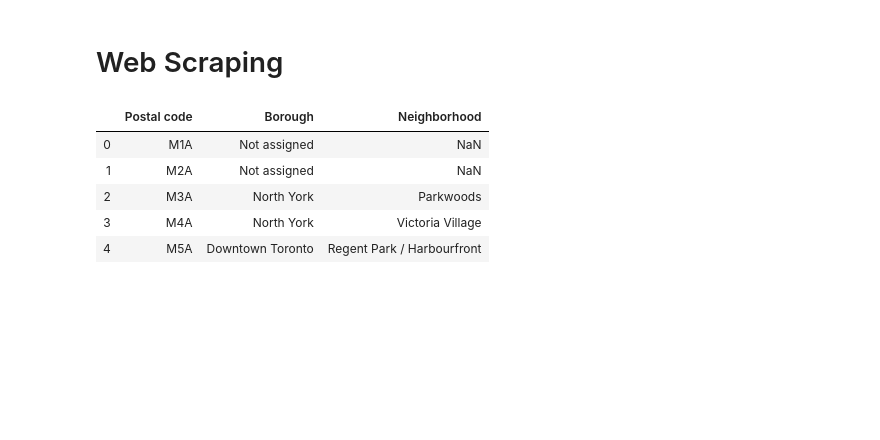
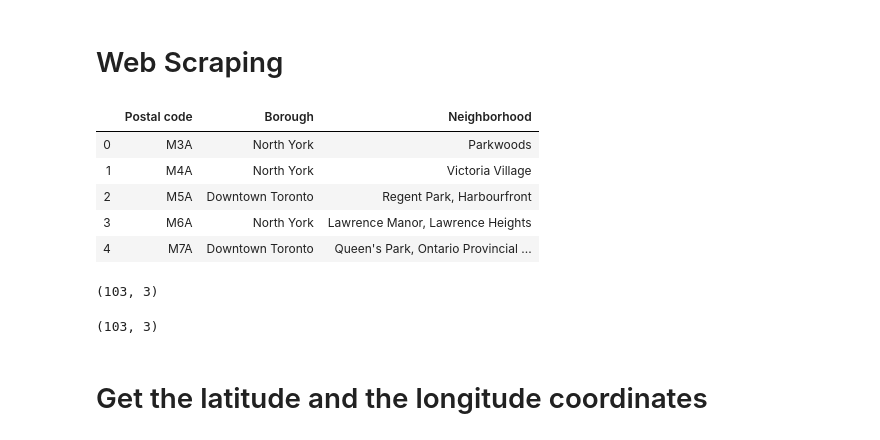
Before and after one commit to vinothai/Coursera_IBM_Capstone, a Jupyter notebook: NeighborhoodsToronto.ipynb, the cells around one changed output. Cells and saved outputs as stored; diff of their text form; code cells hidden in the pictures; blank space fills up the shorter version.

```diff
--- a/NeighborhoodsToronto.ipynb
+++ b/NeighborhoodsToronto.ipynb
@@ -16,19 +19,37 @@ import bueaity
 # %%
 from bs4 import BeautifulSoup
 
 wiki_url = 'https://en.wikipedia.org/wiki/List_of_postal_codes_of_Canada:_M'
 
 response = requests.get(wiki_url)
 
 soup = BeautifulSoup(response.text, 'lxml')
 
 table = soup.find_all('table')
 df = pd.read_html(str(table))[0]
+df.drop(df[df.Borough == 'Not assigned'].index, inplace=True)
+df['Neighborhood'].replace(' / ', ', ', inplace=True, regex=True)
+df = df.reset_index(drop=True)
+
+# df[ df['Neighborhood'] == '' ] # There are no case with blank Neighborhood
+
 df.head()
+#df = df.astype({'Postal code':'String','Borough':'String' ,'Neighborhood':'String'})
 # %% [output]
 |  | Postal code | Borough | Neighborhood |
-| 0 | M1A | Not assigned | NaN |
-| 1 | M2A | Not assigned | NaN |
-| 2 | M3A | North York | Parkwoods |
-| 3 | M4A | North York | Victoria Village |
-| 4 | M5A | Downtown Toronto | Regent Park / Harbourfront |
+| 0 | M3A | North York | Parkwoods |
+| 1 | M4A | North York | Victoria Village |
+| 2 | M5A | Downtown Toronto | Regent Park, Harbourfront |
+| 3 | M6A | North York | Lawrence Manor, Lawrence Heights |
+| 4 | M7A | Downtown Toronto | Queen's Park, Ontario Provincial ... |
+# %%
+df.shape
+# %% [output]
+(103, 3)
+# %%
+df.groupby('Postal code')
+df.shape
+# %% [output]
+(103, 3)
+# %% [markdown]
+# Get the latitude and the longitude coordinates
```
Also changed, not shown: parts of 25 cells of this notebook, 2 other files.
